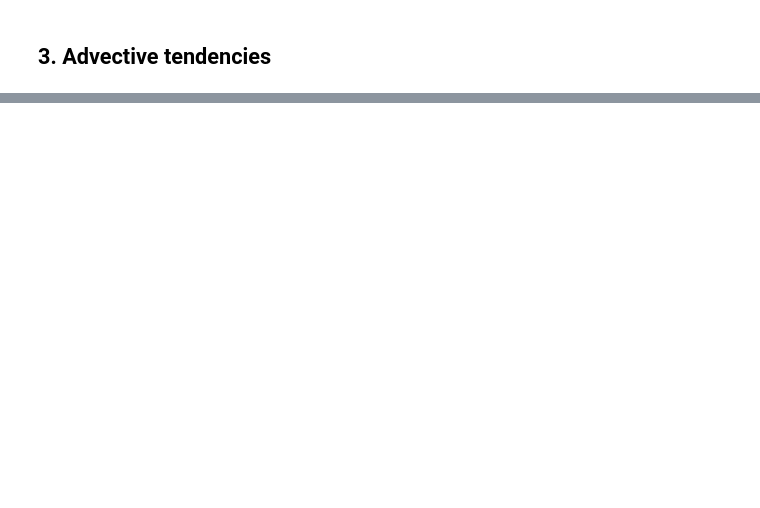
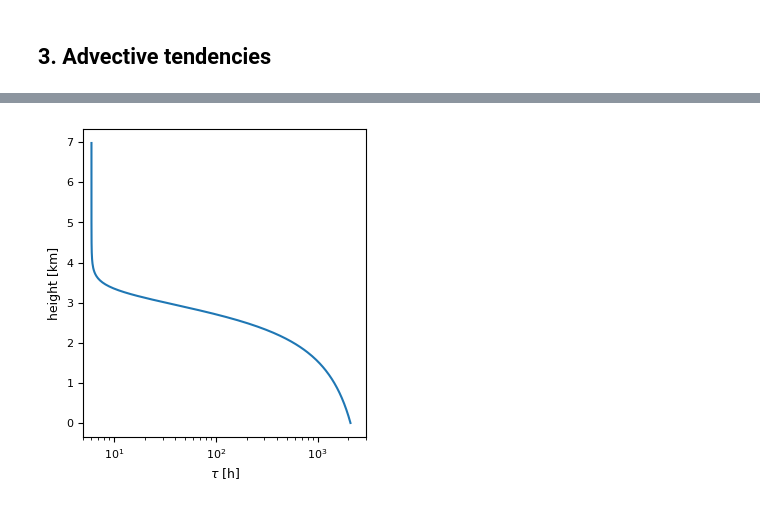
Before and after one commit to fjansson/CloudBotanyScripts, a Jupyter notebook: notebooks/Cloud Botany profiles - Fig 1 to 3.ipynb, the cells around one changed output, grey strips where cells are left out. Saved outputs shown, nothing was run; the diff lists cells and outputs as text; code cells hidden in the pictures; blank space fills up the shorter version.

```diff
--- a/notebooks/Cloud Botany profiles - Fig 1 to 3.ipynb
+++ b/notebooks/Cloud Botany profiles - Fig 1 to 3.ipynb
@@ -809,0 +942,26 @@ plt.savefig(loadPath+'/ls-bot7.pdf',bbox_inches='tight')
+# %%
+# Figure 4 - nudging time scale tau(z)
+
+def nudge_atan(x, a=5, b=2, c=20, lev_max_change=3000, end=3600*6):
+    """
+    Nudging timescale creation, by Alessandro Savazzi. Free-tropospheric
+    nudging time set by end parameter (default is 6 hours), with the max
+    gradient in nudging time occurring at lev_max_change.
+    """
+    y = b * (np.pi/2+np.arctan(a * np.pi/2 * (1-x/lev_max_change)))
+    y = end + y**c
+    return y
+
+tau = nudge_atan(z_b7, a=2, b=3, c=7.4, lev_max_change=3000, end=3600*6) / 3600
+# nudging time in hours
+
+fig, axs = plt.subplots(ncols=1,figsize=(3.65,4),sharey=True)
+plt.xscale('log')
+plt.xlim([5,3000])
+plt.plot(tau, z_b7/1000)
+axs.set_ylabel('height [km]')
+axs.set_xlabel(r'$\tau$ [h]')
+
+plt.savefig(loadPath+'/tau.pdf',bbox_inches='tight')
+# %% [output]
+[figure, added]
```
Also changed, not shown: parts of 4 cells of this notebook, 2 other files.
